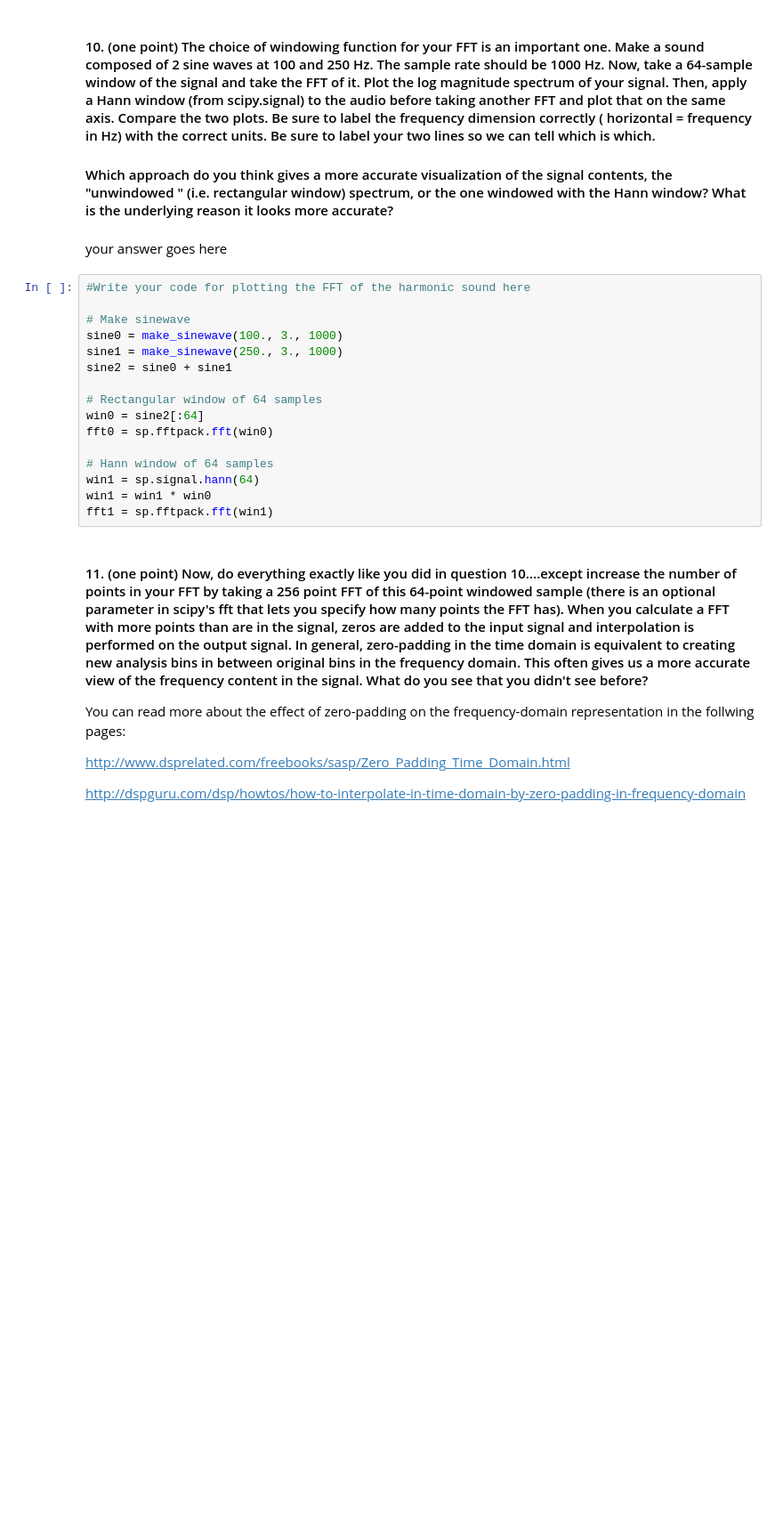
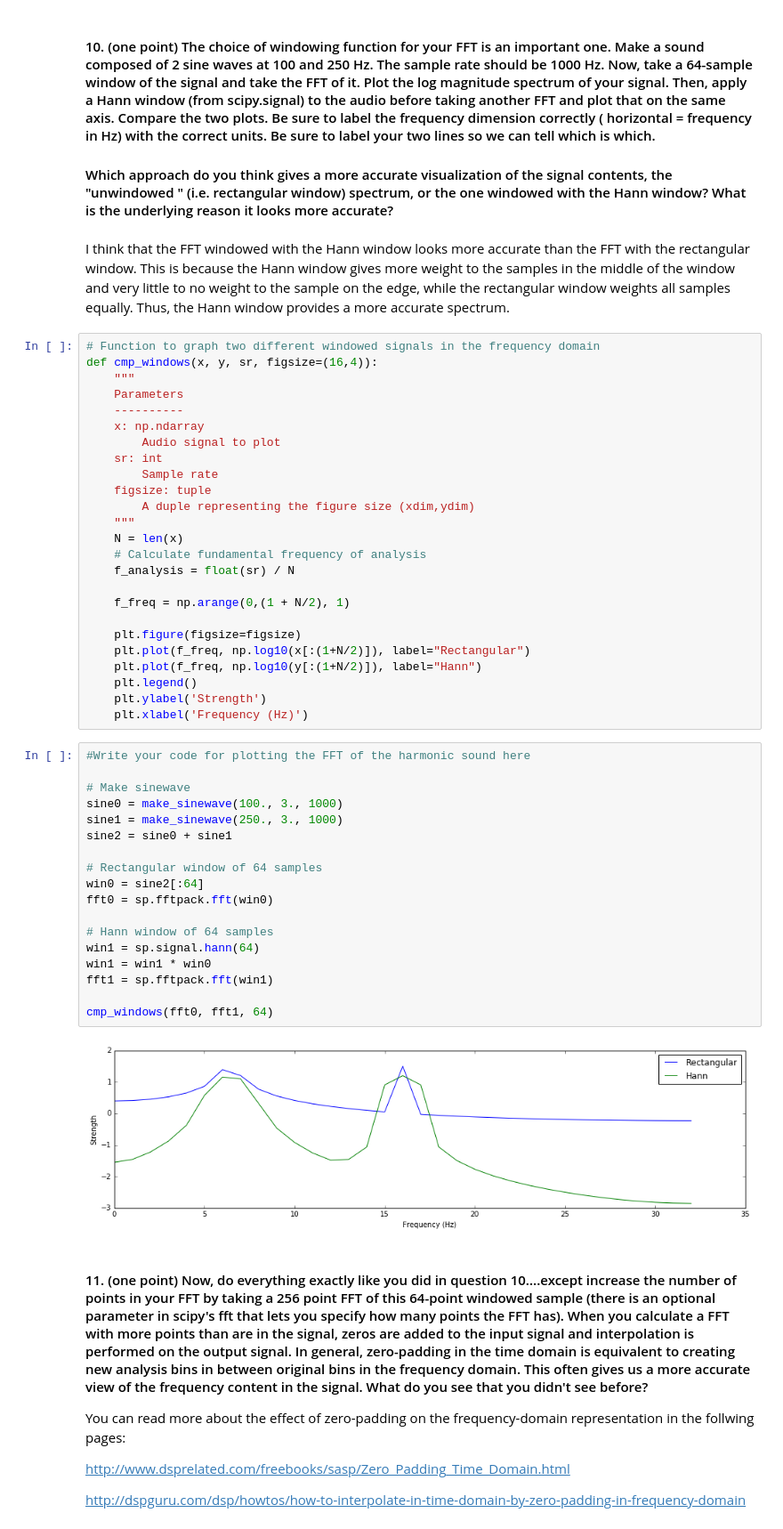
Before and after one commit to hannah-rose/musical_machines, a Jupyter notebook: HW1/HW1.ipynb, the cells around one changed output. Shown at 89% size. Cells and saved outputs as stored; diff of their text form; blank space fills up the shorter version.

```diff
--- a/HW1/HW1.ipynb
+++ b/HW1/HW1.ipynb
@@ -344,24 +375,53 @@ plt.show()
 #### 10. (one point) The choice of windowing function for your FFT is an important one. Make a sound composed of 2 sine waves at 100 and 250 Hz. The sample rate should be 1000 Hz. Now, take a 64-sample window of the signal and take the FFT of it. Plot the log magnitude spectrum of your signal. Then,  apply a Hann window (from scipy.signal) to the audio before taking another FFT and plot that on the same axis. Compare the two plots. Be sure to label the frequency dimension correctly ( horizontal = frequency in Hz) with the correct units. Be sure to label your two lines so we can tell which is which.
 
 #### Which approach do you think gives a more accurate visualization of the signal contents, the "unwindowed " (i.e. rectangular window) spectrum, or the one windowed with the Hann window?  What is the underlying reason it looks more accurate?
-# %% [markdown]
-your answer goes here
+# %% [markdown]
+I think that the FFT windowed with the Hann window looks more accurate than the FFT with the rectangular window. This is because the Hann window gives more weight to the samples in the middle of the window and very little to no weight to the sample on the edge, while the rectangular window weights all samples equally. Thus, the Hann window provides a more accurate spectrum.
+# %%
+# Function to graph two different windowed signals in the frequency domain
+def cmp_windows(x, y, sr, figsize=(16,4)):
+    """
+    Parameters
+    ----------
+    x: np.ndarray
+        Audio signal to plot
+    sr: int
+        Sample rate
+    figsize: tuple
+        A duple representing the figure size (xdim,ydim)
+    """
+    N = len(x)
+    # Calculate fundamental frequency of analysis
+    f_analysis = float(sr) / N
+
+    f_freq = np.arange(0,(1 + N/2), 1)
+
+    plt.figure(figsize=figsize)
+    plt.plot(f_freq, np.log10(x[:(1+N/2)]), label="Rectangular")
+    plt.plot(f_freq, np.log10(y[:(1+N/2)]), label="Hann")
+    plt.legend()
+    plt.ylabel('Strength')
+    plt.xlabel('Frequency (Hz)')
 # %%
 #Write your code for plotting the FFT of the harmonic sound here
 
 # Make sinewave
 sine0 = make_sinewave(100., 3., 1000)
 sine1 = make_sinewave(250., 3., 1000)
 sine2 = sine0 + sine1
 
 # Rectangular window of 64 samples
 win0 = sine2[:64]
 fft0 = sp.fftpack.fft(win0)
 
 # Hann window of 64 samples
 win1 = sp.signal.hann(64)
 win1 = win1 * win0
 fft1 = sp.fftpack.fft(win1)
+
+cmp_windows(fft0, fft1, 64)
+# %% [output]
+[figure, added]
 # %% [markdown]
 #### 11. (one point)  Now, do everything exactly like you did in question 10....except increase the number of points in your FFT by taking  a 256 point FFT of this 64-point windowed sample (there is an optional parameter in scipy's fft that lets you specify how many points the FFT has). When you calculate a FFT with more points than are in the signal, zeros are added to the input signal and interpolation is performed on the output signal. In general, zero-padding in the time domain is equivalent to creating new analysis bins in between original bins in the frequency domain. This often gives us a more accurate view of the frequency content in the signal. What do you see that you didn't see before?
 
```
Also changed, not shown: parts of 16 cells of this notebook.
